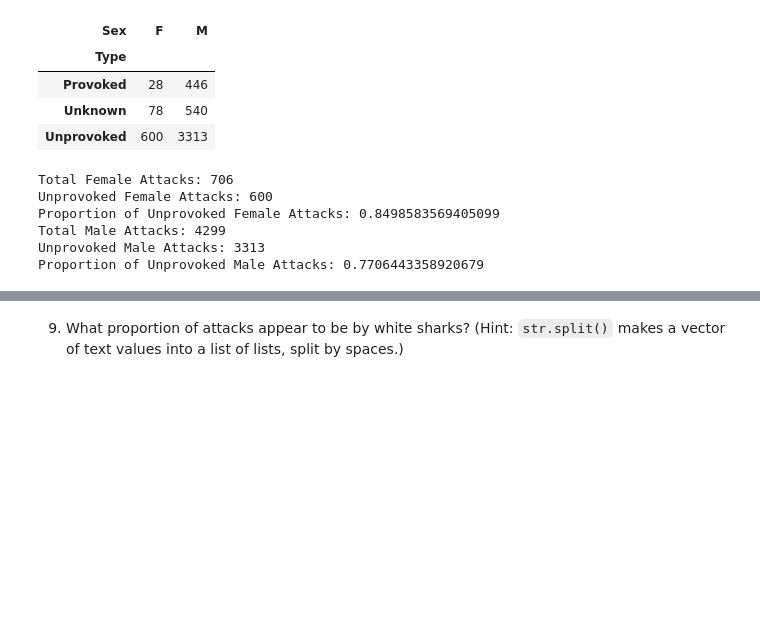
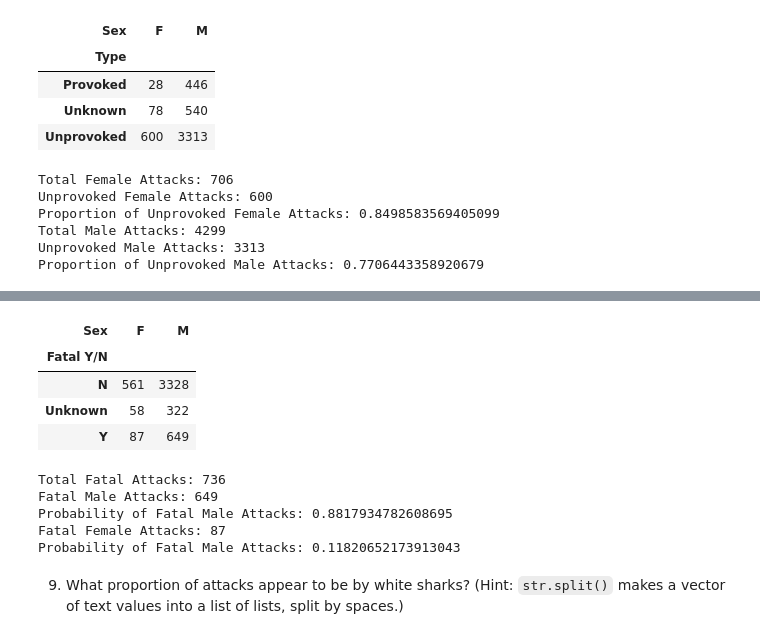
Before and after one commit to pnr3kr/wrangling, a Jupyter notebook: assignment/assignment.ipynb, the cells around one changed output, grey strips where cells are left out. Cells and saved outputs as stored; diff of their text form; code cells hidden in the pictures; blank space fills up the shorter version.

```diff
--- a/assignment/assignment.ipynb
+++ b/assignment/assignment.ipynb
@@ -300,0 +338,38 @@ Proportion of Unprovoked Male Attacks: 0.7706443358920679
+# %%
+cross_tab_fatal_sex = pd.crosstab(sharks_df["Fatal Y/N"], sharks_df["Sex"])
+display(cross_tab_fatal_sex)
+
+# Sum all Fatal attack cases
+total_fatal_attacks = cross_tab_fatal_sex.loc["Y"].sum()
+
+# Get the number of Fatal Male attacks
+fatal_male_attacks = cross_tab_fatal_sex.loc["Y", "M"]
+
+# Compute the proportion
+prob_fatal_male = fatal_male_attacks / total_fatal_attacks
+
+print("Total Fatal Attacks:", total_fatal_attacks)
+print("Fatal Male Attacks:", fatal_male_attacks)
+print("Probability of Fatal Male Attacks:", prob_fatal_male)
+
+# Get the number of Fatal Female attacks
+fatal_female_attacks = cross_tab_fatal_sex.loc["Y", "F"]
+
+# Compute the proportion
+prob_fatal_female = fatal_female_attacks / total_fatal_attacks
+
+print("Fatal Female Attacks:", fatal_female_attacks)
+print("Probability of Fatal Male Attacks:", prob_fatal_female)
+
+# Fatal attacks are more likely for female compared to male.
+# %% [output]
+| Sex | F | M |
+| Fatal Y/N |  |  |
+| N | 561 | 3328 |
+| Unknown | 58 | 322 |
+| Y | 87 | 649 |
+Total Fatal Attacks: 736
+Fatal Male Attacks: 649
+Probability of Fatal Male Attacks: 0.8817934782608695
+Fatal Female Attacks: 87
+Probability of Fatal Male Attacks: 0.11820652173913043
```
Also changed, not shown: parts of 3 cells of this notebook.
